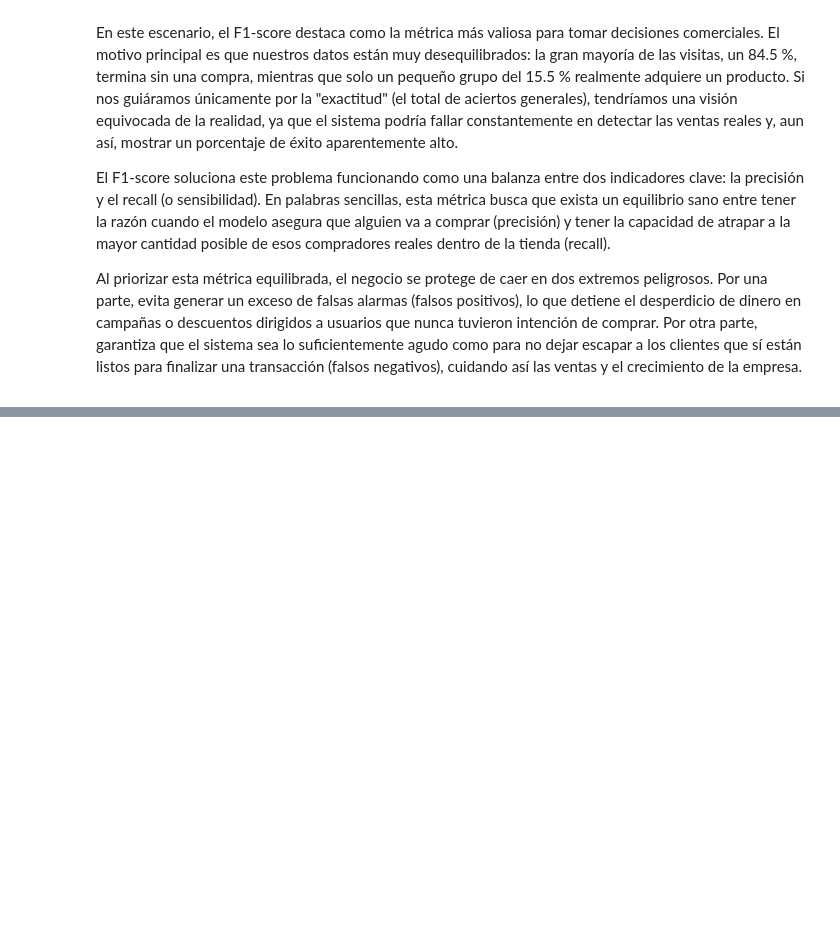
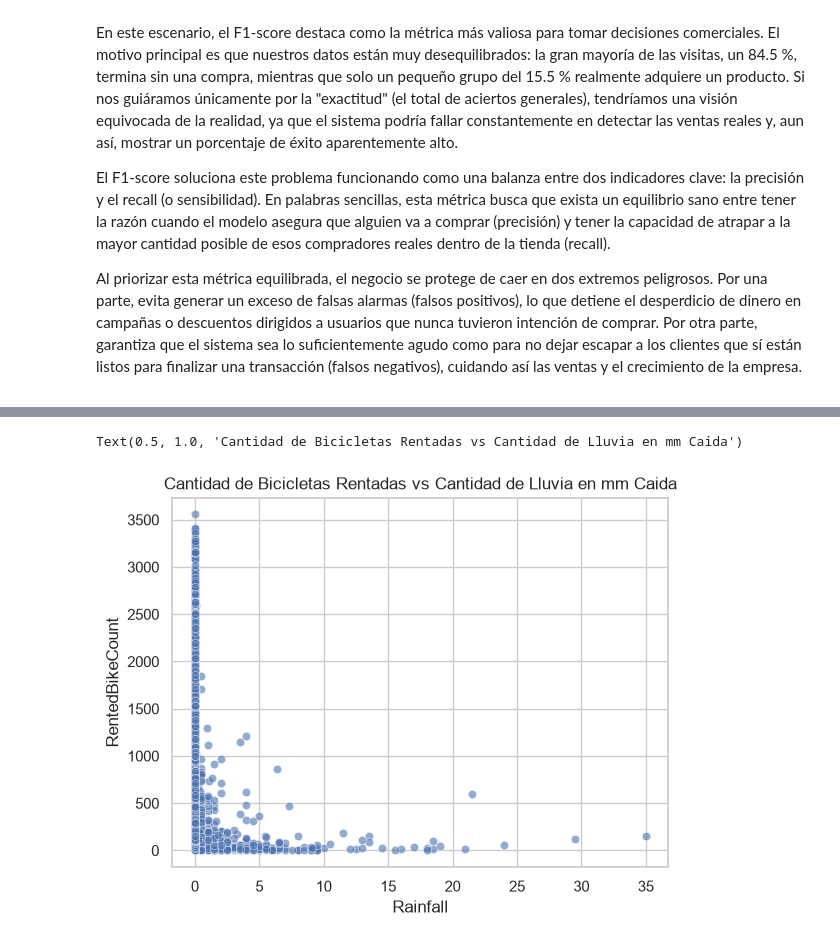
Before and after one commit to ByJuanRod/Actividad-Evaluativa, a Jupyter notebook: modelos_predictivos.ipynb, the cells around one changed output, grey strips where cells are left out. Drawn from its saved outputs; the diff is of its cells as text; code cells hidden in the pictures; blank space fills up the shorter version.

```diff
--- a/modelos_predictivos.ipynb
+++ b/modelos_predictivos.ipynb
@@ -695,0 +872,5 @@ Al priorizar esta métrica equilibrada, el negocio se protege de caer en dos ext
+# %%
+(sns.scatterplot(data=df_regresion, x='Rainfall', y='RentedBikeCount', alpha=0.6)).set_title("Cantidad de Bicicletas Rentadas vs Cantidad de Lluvia en mm Caida")
+# %% [output]
+Text(0.5, 1.0, 'Cantidad de Bicicletas Rentadas vs Cantidad de Lluvia en mm Caida')
+[figure, added]
```
Also changed, not shown: parts of 77 cells of this notebook.
